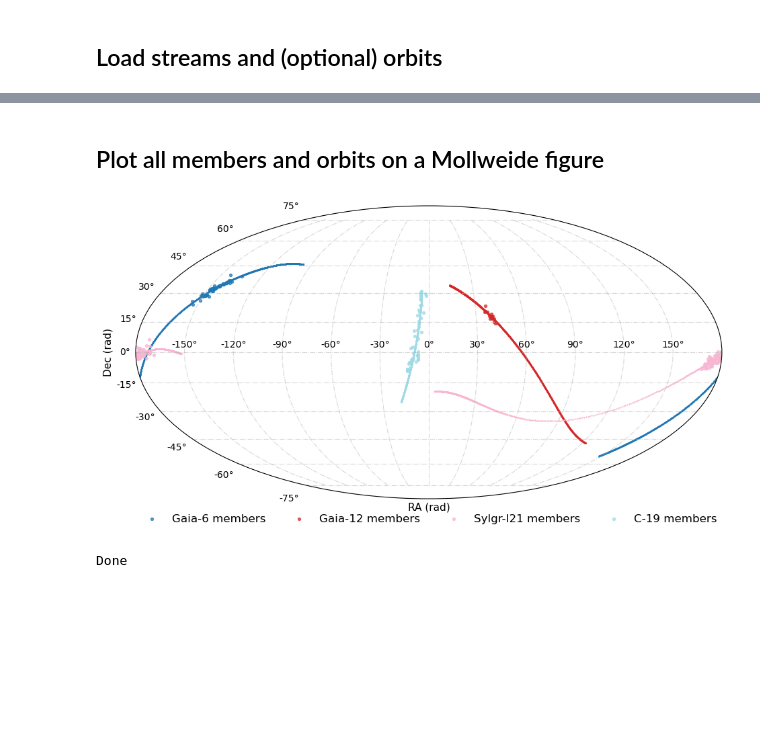
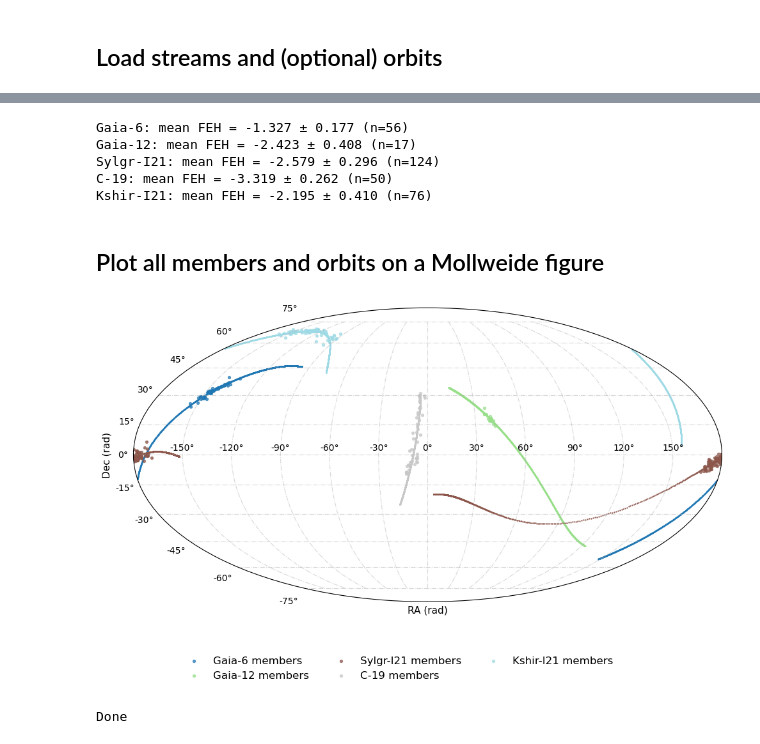
Before and after one commit to nassmohammed/DESI-DR1_streamTutorial, a Jupyter notebook: plot_multi_streams.ipynb, the cells around one changed output, grey strips where cells are left out. Cells and saved outputs as stored; diff of their text form; code cells hidden in the pictures; blank space fills up the shorter version.

Commit message:
ok kshir

```diff
--- a/plot_multi_streams.ipynb
+++ b/plot_multi_streams.ipynb
@@ -151,7 +151,8 @@ stream_dirs = [
     '/Users/nasserm/Documents/vscode/research/streamTut/DESI-DR1_streamTutorial/runs/Gaia-6-I21_250922_ac/',
     '/Users/nasserm/Documents/vscode/research/streamTut/DESI-DR1_streamTutorial/runs/Gaia-12-I21_250918_badscipy/',
     '/Users/nasserm/Documents/vscode/research/streamTut/DESI-DR1_streamTutorial/runs/Sylgr-I21_250915_spline_save/',
-    '/Users/nasserm/Documents/vscode/research/streamTut/DESI-DR1_streamTutorial/runs/C-19-I21_250911_jo_1d/'
+    '/Users/nasserm/Documents/vscode/research/streamTut/DESI-DR1_streamTutorial/runs/C-19-I21_250911_jo_1d/',
+    '/Users/nasserm/Documents/vscode/research/streamTut/DESI-DR1_streamTutorial/runs/Kshir-I21_250922_ac'
 ]
 # If not provided, try to discover under ./runs/
 if len(stream_dirs) == 0:
@@ -210,3 +215,47 @@ Loaded 4 streams
+# %%
+# Compute and print mean metallicities per stream
+# Tries common [Fe/H] column names and reports which column was used
+
+import numpy as np
+
+feh_candidates = ['FE_H', 'FEH', 'feh', 'FeH', '[Fe/H]', 'M_H']
+
+for item in loaded:
+    label = item['label']
+    data = item['data']
+    vals = None
+    used_k = None
+    # Try candidates in order
+    for k in feh_candidates:
+        try:
+            if hasattr(data, 'colnames') and (k in data.colnames):
+                vals = np.asarray(data[k], dtype=float)
+                used_k = k
+                break
+            if hasattr(data, 'dtype') and data.dtype.names and (k in data.dtype.names):
+                vals = np.asarray(data[k], dtype=float)
+                used_k = k
+                break
+        except Exception:
+            continue
+    if vals is None:
+        print(f"{label}: metallicity column not found (tried {feh_candidates})")
+        continue
+    # Mask invalid values
+    good = np.isfinite(vals)
+    if not np.any(good):
+        print(f"{label}: no finite values in {used_k}")
+        continue
+    mean_val = float(np.nanmean(vals[good]))
+    std_val = float(np.nanstd(vals[good]))
+    n = int(np.sum(good))
+    print(f"{label}: mean {used_k} = {mean_val:.3f} ± {std_val:.3f} (n={n})")
+# %% [output]
+Gaia-6: mean FEH = -1.327 ± 0.177 (n=56)
+Gaia-12: mean FEH = -2.423 ± 0.408 (n=17)
+Sylgr-I21: mean FEH = -2.579 ± 0.296 (n=124)
+C-19: mean FEH = -3.319 ± 0.262 (n=50)
+Kshir-I21: mean FEH = -2.195 ± 0.410 (n=76)
 # %% [markdown]
 ## Plot all members and orbits on a Mollweide figure
 # %%
@@ -234,35 +283,35 @@ for i, item in enumerate(loaded):
     if ra_o is None or dec_o is None:
         res = item.get('results_o')
         if res is not None and hasattr(res, 'x'):
             prog_ra = float(np.nanmean(ra_deg))
             fw = np.linspace(0., 0.05, 801) * u.Gyr
             bw = np.linspace(0., -0.05, 801) * u.Gyr
             try:
                 o_ra, o_dec, _, _, _, _ = ofuncs.orbit_model(res.x[0:5], prog_ra, bw, fw)
                 ra_o, dec_o = np.asarray(o_ra, dtype=float), np.asarray(o_dec, dtype=float)
             except Exception as e:
                 print(f'[orbit skipped for {label}]: {e}')
                 ra_o, dec_o = None, None
     if ra_o is not None and dec_o is not None:
         x_o, y_o = to_mollweide_radec(ra_o, dec_o)
         ax.scatter(x_o, y_o, s=0.5, color=col, alpha=0.9)  # no separate legend entry
 
 # Cosmetics
 ax.grid(True, zorder=0, alpha=0.5, ls='-.')
 ax.set_xlabel('RA (rad)', fontsize=11)
 ax.set_ylabel('Dec (rad)', fontsize=11)
 # Legend: members only
 handles, leg_labels = ax.get_legend_handles_labels()
 from collections import OrderedDict
 seen = OrderedDict()
 for h, l in zip(handles, leg_labels):
     if l not in seen:
         seen[l] = h
-ax.legend(seen.values(), seen.keys(), loc='lower center', bbox_to_anchor=(0.5, -0.12), ncol=4, fontsize=12, frameon=False)
+ax.legend(seen.values(), seen.keys(), loc='lower center', bbox_to_anchor=(0.45, -0.3), ncol=3, fontsize=12, frameon=False)
 plt.tight_layout()
 plt.show()
 # %% [output]
-[figure, old version]
+[figure, new version]
 # %%
 # Optional: save figure
 save_path = None  # e.g., 'figures_draft/multi_streams_mollweide.png'
```
Also changed, not shown: parts of 3 cells of this notebook, 1 other file.
